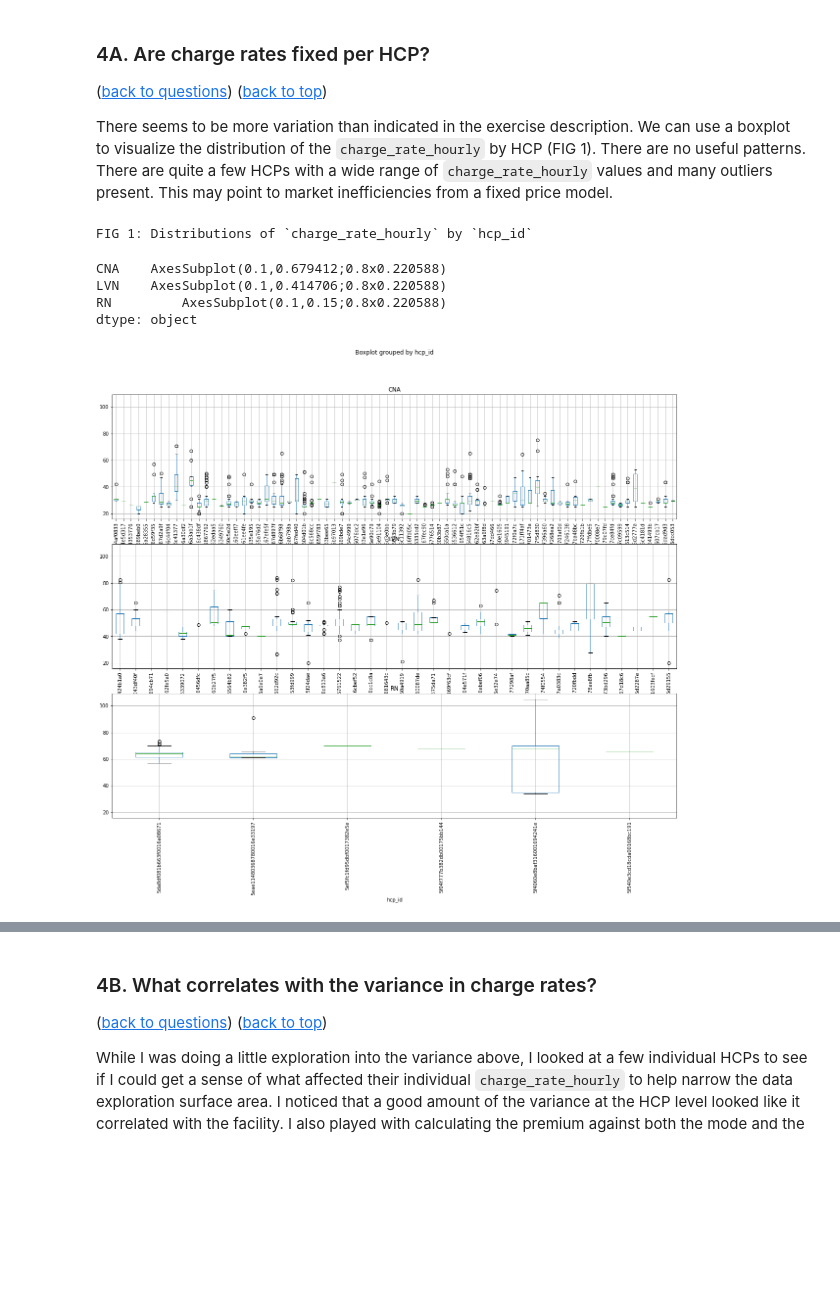
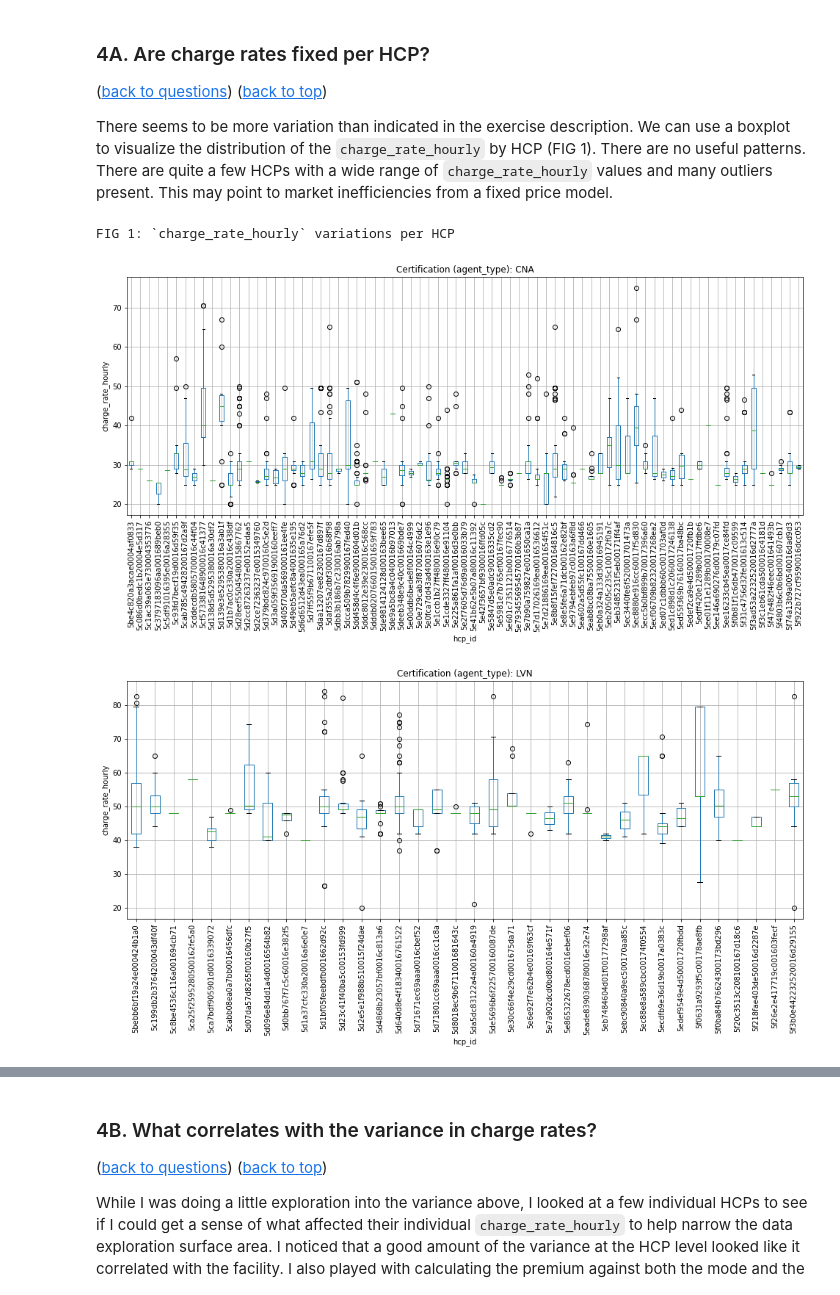
Before and after one commit to bootstrapt/clipboard-health-wbd-notebook, a Jupyter notebook: pricing_wbd.ipynb, the cells around one changed output, grey strips where cells are left out. Drawn from its saved outputs; the diff is of its cells as text; code cells hidden in the pictures; blank space fills up the shorter version.

```diff
--- a/pricing_wbd.ipynb
+++ b/pricing_wbd.ipynb
@@ -270,6 +278,11 @@ tr_shift_data.fillna('', inplace=True)
 # convert the `Lead Time (days)` column type to Timedelta
 tr_shift_data['Lead Time (days)'].apply(pd.Timedelta)
 
+# add column with `Lead Time (days)` binned into quartiles
+# (0, 5] is described by 0 < x <= 5
+bins=[0,3,6,12,47]
+tr_shift_data['Lead Time (days) Bin'] = pd.cut(tr_shift_data['Lead Time (days)'], bins)
+
 # add columns for categorical data (known values)
 ## list of categories for column added during transform
 SHIFT_START_DOW_VALUES = ['Sunday', 'Monday', 'Tuesday', 'Wednesday', 'Thursday', 'Friday', 'Saturday']
@@ -280,11 +293,11 @@ ordered_cat_cols = [
     {'column': 'agent_type',      'category_list': AGENT_TYPE_VALUES},
     {'column': 'Shift Status',    'category_list': SHIFT_STATUS_VALUES}
 ]
-## add category columns
+## add category code columns for sorting
 for occ in ordered_cat_cols:
     tr_shift_data['{} (code)'.format(occ['column'])] = pd.Categorical(tr_shift_data[occ['column']], categories = occ['category_list']).codes
 
-# FIG 2
+# add columns with mean/mode charge rates (for verified shift calulated by agent type)
 ## create translation dict {agent_type: mode charge_rate_hourly} (see references [2] for source of mode equation)
 mode_crh_by_hcp = dict(tr_shift_data.query('hcp_id != ""').groupby('hcp_id')['charge_rate_hourly'].agg(lambda x: stats.mode(x)[0]).round(2))
 mode_crh_by_hcp[''] = 0
@@ -314,9 +327,7 @@ tr_shift_data.insert(loc = 5,
                      column = 'charge_rate_premium_by_hcp_hcf',
                      value = tr_shift_data['charge_rate_hourly'] - tr_shift_data['charge_rate_mode_by_hcp_hcf'])
 
-
-formatted_columns = ['Created At', 'Shift ID', 'Shift Status', 'Lead Time (days)', 'Shift Start DoW', 'Shift Time', 'Shift Start (Month)', 'hcf_id', 'hcp_id', 'agent_type', 'charge_rate_hourly', 'charge_rate_premium_by_hcp_hcf']
-
-# view output
-tr_shift_data[formatted_columns].sample(5)
+# format column visibility/order and display a sample of the imported data
+formatted_columns = ['Created At', 'Shift ID', 'Shift Status', 'Lead Time (days)', 'Lead Time (days) Bin', 'Shift Start DoW', 'Shift Time', 'Shift Start (Month)', 'hcf_id', 'hcp_id', 'agent_type', 'charge_rate_hourly', 'charge_rate_premium_by_hcp_hcf']
+tr_shift_data[formatted_columns].sample(6)
 # %% [output]
@@ -412,13 +424,18 @@ C. [What correlates with Shift Status?](#4C.-What-correlates-with-Shift-Status?)
 
 There seems to be more variation than indicated in the exercise description. We can use a boxplot to visualize the distribution of the `charge_rate_hourly` by HCP (FIG 1). There are no useful patterns. There are quite a few HCPs with a wide range of `charge_rate_hourly` values and many outliers present. This may point to market inefficiencies from a fixed price model.
 # %%
-print('FIG 1: Distributions of `charge_rate_hourly` by `hcp_id`')
-tsd_bp = tr_shift_data.query('`Shift Status` == "verified"').groupby('agent_type').boxplot(column=['charge_rate_hourly'], by='hcp_id', rot=90,figsize=(20, 16), return_type=None, layout=(3,1))
-display(tsd_bp)
+print('FIG 1: `charge_rate_hourly` variations per HCP')
+for agent in AGENT_TYPE_VALUES:
+    fig, ax = plt.subplots(nrows=1, ncols=1)
+    tr_shift_data.query('`Shift Status` == "verified"').query('agent_type == "{}"'.format(agent)).boxplot(column=['charge_rate_hourly'], ax=ax, by='hcp_id', rot=90, figsize=(20, 20), return_type=None, layout=(3,1))
+    ax.set_title('Certification (agent_type): {}'.format(agent))
+    ax.set_xlabel('hcp_id')
+    ax.set_ylabel('charge_rate_hourly')
+    fig.suptitle('')
+    fig.set_figwidth(16)
+    fig.set_figheight(6)
+    plt.show()
 # %% [output]
-FIG 1: Distributions of `charge_rate_hourly` by `hcp_id`
+FIG 1: `charge_rate_hourly` variations per HCP
-CNA    AxesSubplot(0.1,0.679412;0.8x0.220588)
-LVN    AxesSubplot(0.1,0.414706;0.8x0.220588)
-RN         AxesSubplot(0.1,0.15;0.8x0.220588)
-dtype: object
-[figure, old version]
+[figure, new version]
+[figure, added]
```
Also changed, not shown: parts of 15 cells of this notebook.
